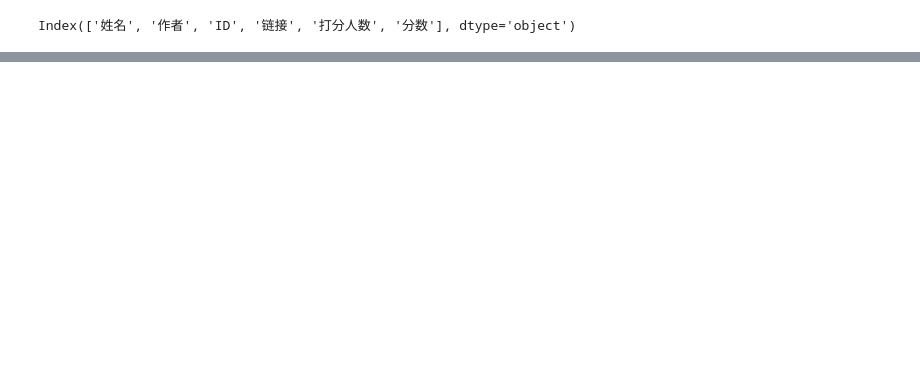
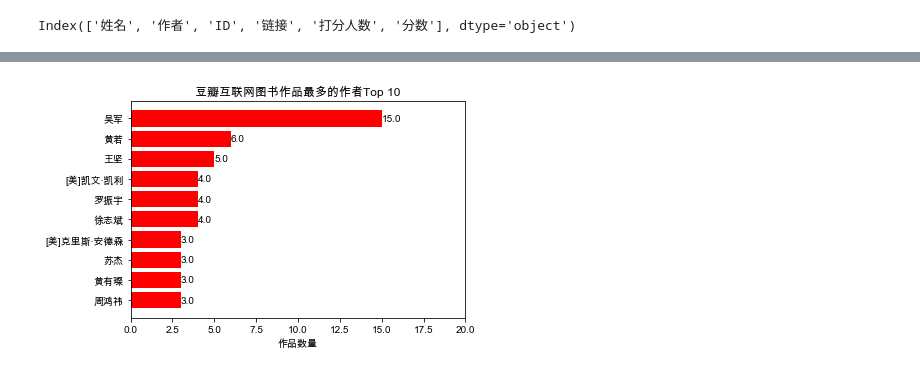
Before and after one commit to huiyanglu/My_Ideas, a Jupyter notebook: 20190823_douban_analysis/douban_analysis.ipynb, the cells around one changed output, grey strips where cells are left out. Drawn from its saved outputs; the diff is of its cells as text; code cells hidden in the pictures; blank space fills up the shorter version.

```diff
--- a/20190823_douban_analysis/douban_analysis.ipynb
+++ b/20190823_douban_analysis/douban_analysis.ipynb
@@ -169,0 +170,12 @@ plt.show()
+# %%
+db = pymysql.connect("localhost", "root", "87869973lhy", "douban_bk", charset='utf8' )
+# 使用cursor()方法获取操作游标
+cursor = db.cursor()
+# 使用execute方法执行SQL语句
+cursor.execute("SELECT * FROM auther_list")
+result = cursor.fetchall()
+db.close()
+
+in_columns = ['作者','书籍数量']
+df2=DataFrame(list(result),columns=in_columns)
+df2[:10]
@@ -169,0 +194,4 @@ plt.show()
+# %%
+author_top10 = df2[:10]
+author_top10_2 = author_top10.sort_values(by='书籍数量',ascending=True)
+author_top10_2
@@ -169,0 +210,25 @@ plt.show()
+# %%
+import matplotlib.pyplot as plt
+from matplotlib.font_manager import FontProperties
+
+#数据
+name=author_top10_2['作者']
+bk_num=author_top10_2['书籍数量']
+
+#图像绘制
+fig,ax=plt.subplots()
+b=ax.barh(range(len(name)),bk_num,color='r')
+
+#添加数据标签
+for rect in b:
+    w=rect.get_width()
+    ax.text(w,rect.get_y()+rect.get_height()/2,'%.1f'%w,ha='left',va='center')
+plt.xlim(0, 20)
+#设置Y轴刻度线标签
+ax.set_yticks(range(len(name)))
+ax.set_yticklabels(name)
+plt.xlabel('作品数量')
+plt.title('豆瓣互联网图书作品最多的作者Top 10')
+plt.show()
+# %% [output]
+[figure, added]
```
Also changed, not shown: parts of 10 cells of this notebook.
